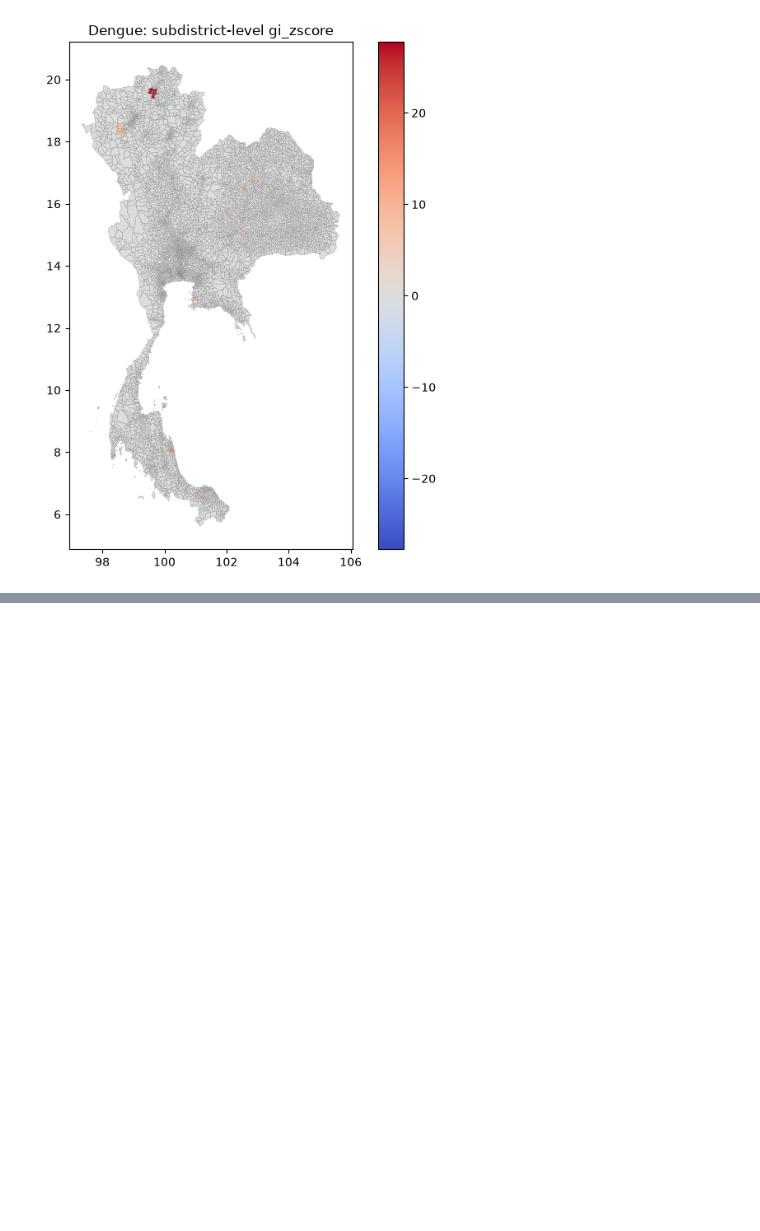
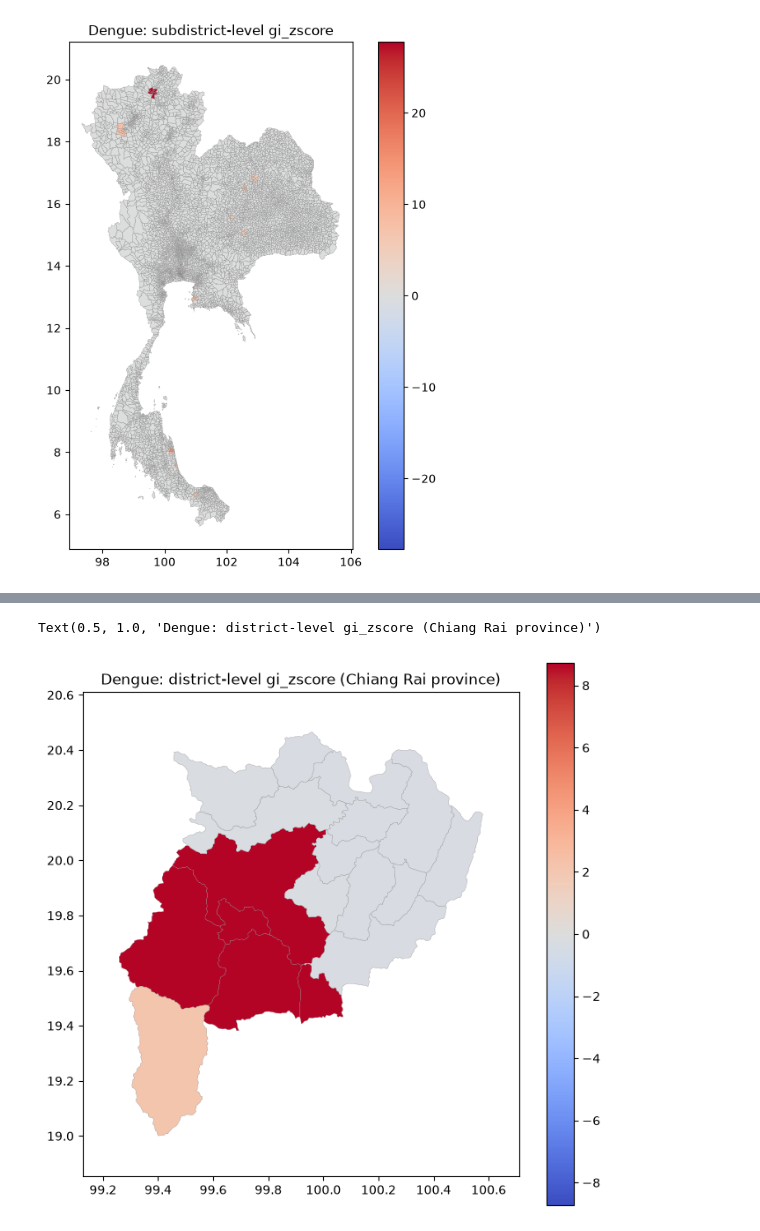
Before and after one commit to nongwarodom/spatialdetection, a Jupyter notebook: notebooks/quickstart.ipynb, the cells around one changed output, grey strips where cells are left out. Saved outputs shown, nothing was run; the diff lists cells and outputs as text; code cells hidden in the pictures; blank space fills up the shorter version.

```diff
--- a/notebooks/quickstart.ipynb
+++ b/notebooks/quickstart.ipynb
@@ -359,0 +388,8 @@ Text(0.5, 1.0, 'Dengue: subdistrict-level gi_zscore')
+# %%
+# Same idea at district grain, zoomed to a single province.
+plot_hotspots(dengue_district, province="TH57").set_title(
+    "Dengue: district-level gi_zscore (Chiang Rai province)"
+)
+# %% [output]
+Text(0.5, 1.0, 'Dengue: district-level gi_zscore (Chiang Rai province)')
+[figure, added]
```
Also changed, not shown: parts of 6 cells of this notebook, 8 other files.
